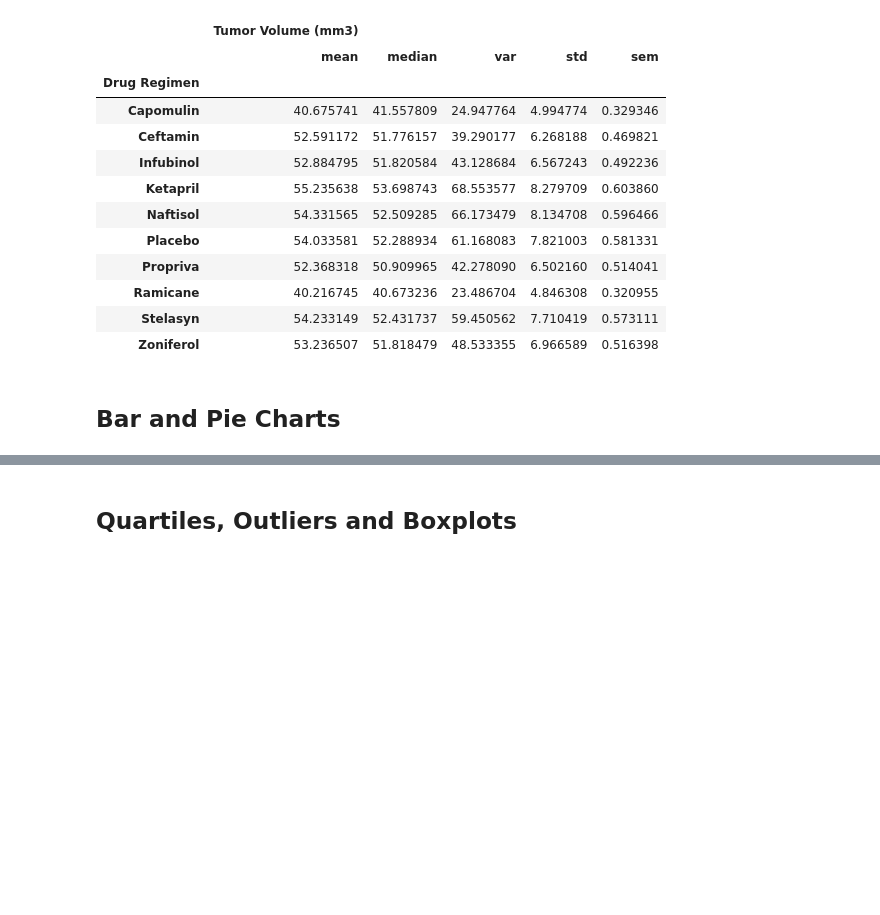
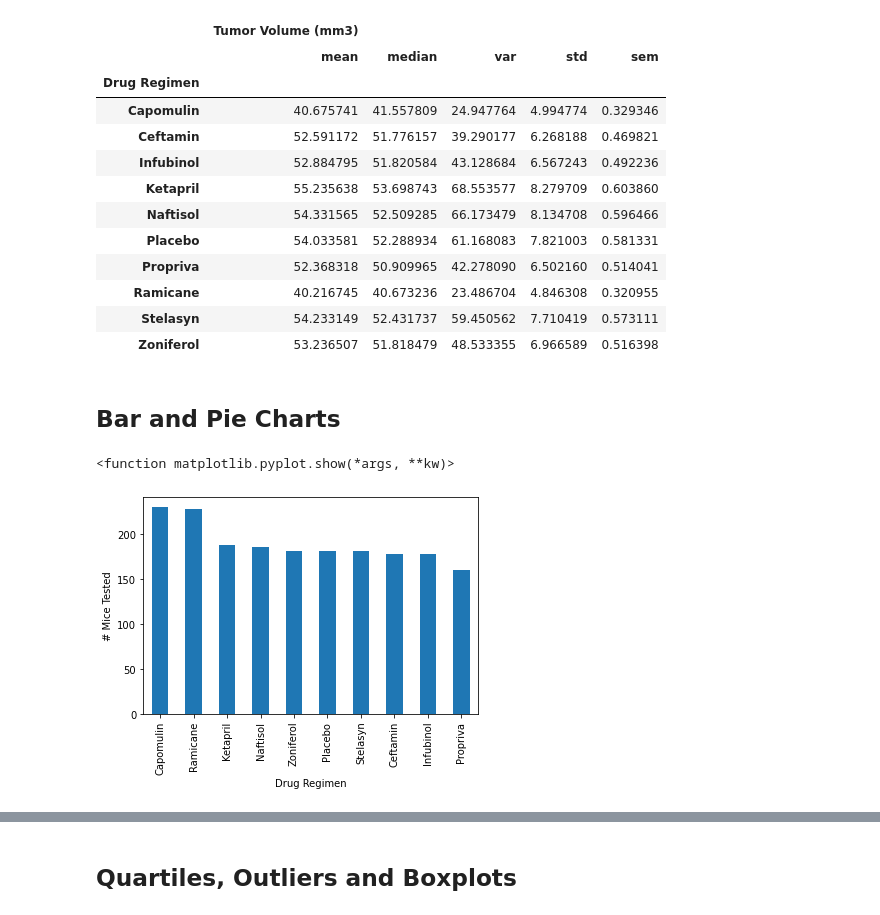
Before and after one commit to D11eleven/MatplotlibHW5, a Jupyter notebook: Pymaceuticals/Working.ipynb, the cells around one changed output, grey strips where cells are left out. Cells and saved outputs as stored; diff of their text form; code cells hidden in the pictures; blank space fills up the shorter version.

Commit message:
started bar and pie charts

```diff
--- a/Pymaceuticals/Working.ipynb
+++ b/Pymaceuticals/Working.ipynb
@@ -218,5 +220,14 @@ summary_stats_agg_df
 ## Bar and Pie Charts
 # %%
 # Generate a bar plot showing the total number of timepoints for all mice tested for each drug regimen using Pandas.
+timepoints = clean_combined_dataset_df["Drug Regimen"].value_counts()
+timepoints.plot(kind = 'bar')
+###
+plt.xlabel("Drug Regimen")
+plt.ylabel("# Mice Tested")
+plt.show
+# %% [output]
+<function matplotlib.pyplot.show(*args, **kw)>
+[figure, added]
 # %%
 # Generate a bar plot showing the total number of timepoints for all mice tested for each drug regimen using pyplot.
```
Also changed, not shown: parts of 4 cells of this notebook, 2 other files.
